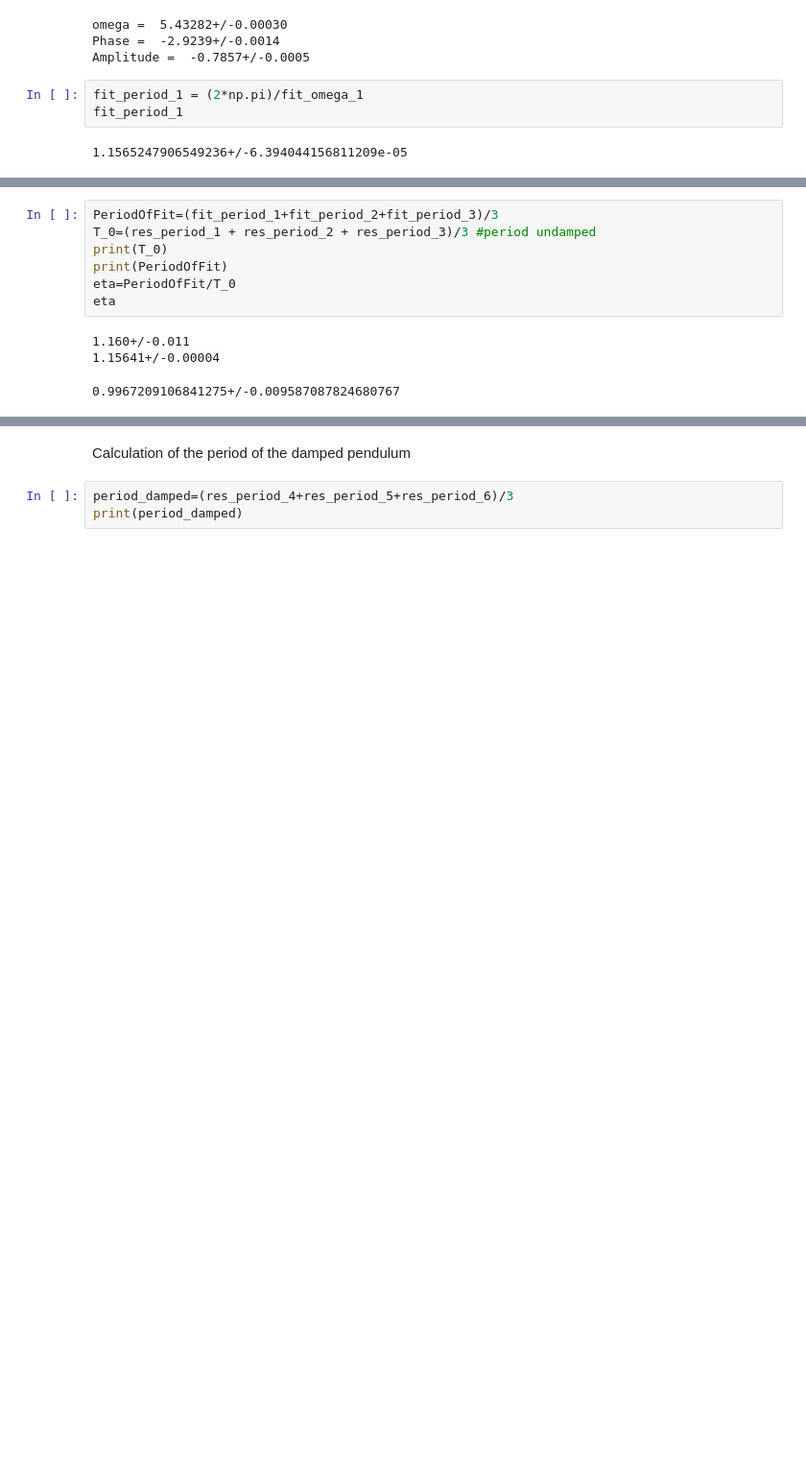
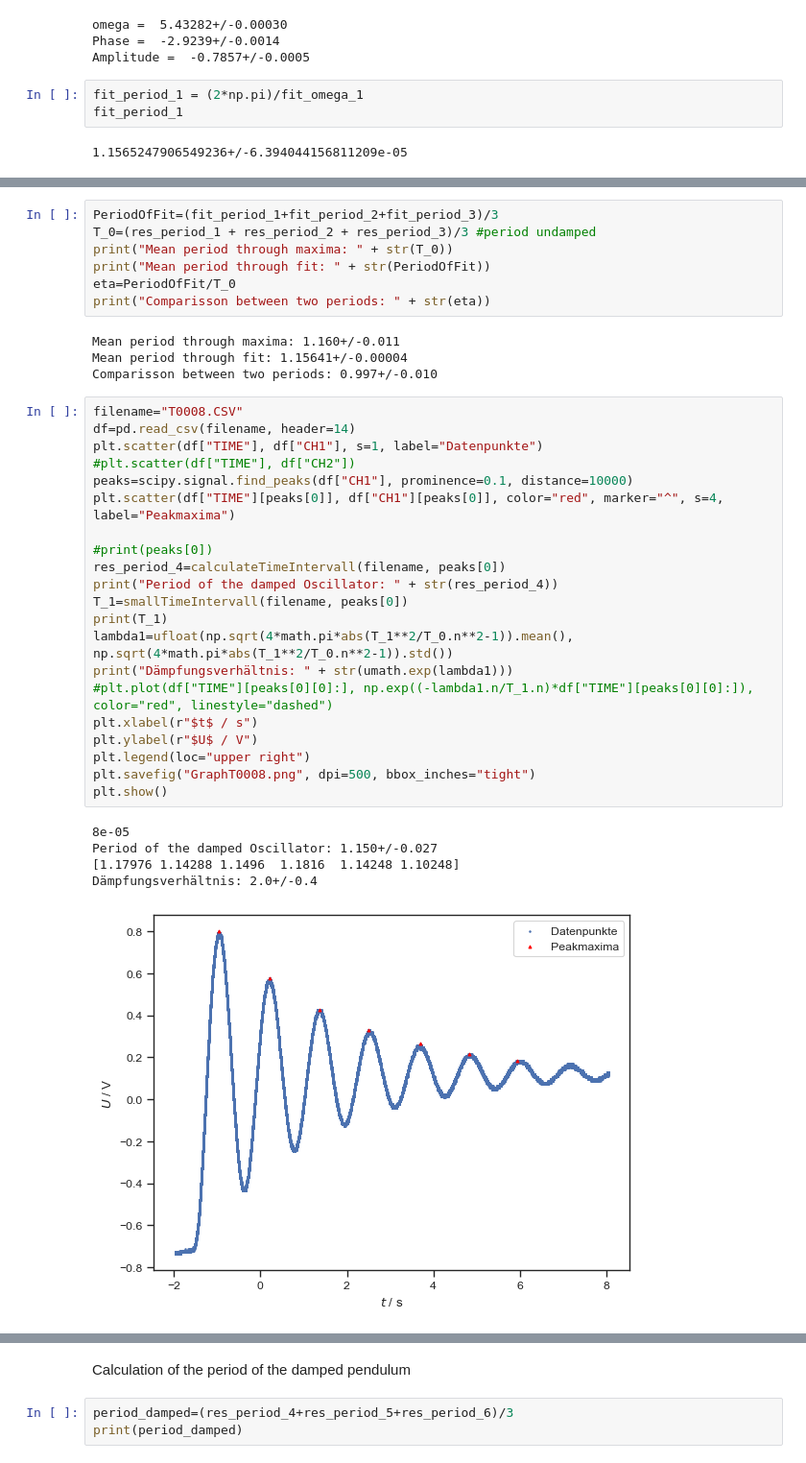
Before and after one commit to KemalOenen/Grundpraktikum2_Gruppe1_SS23, a Jupyter notebook: Versuch7/Djoxx_Pendulum.ipynb, the cells around one changed output, grey strips where cells are left out. Shown: that part at 96% size. Drawn from its saved outputs; the diff is of its cells as text; blank space fills up the shorter version.

```diff
--- a/Versuch7/Djoxx_Pendulum.ipynb
+++ b/Versuch7/Djoxx_Pendulum.ipynb
@@ -273,12 +276,39 @@ Period of the undamped Oscillator from fit:   1.15631+/-0.00007
 # %%
 PeriodOfFit=(fit_period_1+fit_period_2+fit_period_3)/3
 T_0=(res_period_1 + res_period_2 + res_period_3)/3 #period undamped
-print(T_0)
-print(PeriodOfFit)
+print("Mean period through maxima: " + str(T_0))
+print("Mean period through fit: " + str(PeriodOfFit))
 eta=PeriodOfFit/T_0
-eta
+print("Comparisson between two periods: " + str(eta))
 # %% [output]
-1.160+/-0.011
-1.15641+/-0.00004
+Mean period through maxima: 1.160+/-0.011
+Mean period through fit: 1.15641+/-0.00004
+Comparisson between two periods: 0.997+/-0.010
-0.9967209106841275+/-0.009587087824680767
+# %%
+filename="T0008.CSV"
+df=pd.read_csv(filename, header=14)
+plt.scatter(df["TIME"], df["CH1"], s=1, label="Datenpunkte")
+#plt.scatter(df["TIME"], df["CH2"])
+peaks=scipy.signal.find_peaks(df["CH1"], prominence=0.1, distance=10000)
+plt.scatter(df["TIME"][peaks[0]], df["CH1"][peaks[0]], color="red", marker="^", s=4, label="Peakmaxima")
+
+#print(peaks[0])
+res_period_4=calculateTimeIntervall(filename, peaks[0])
+print("Period of the damped Oscillator: " + str(res_period_4))
+T_1=smallTimeIntervall(filename, peaks[0])
+print(T_1)
+lambda1=ufloat(np.sqrt(4*math.pi*abs(T_1**2/T_0.n**2-1)).mean(), np.sqrt(4*math.pi*abs(T_1**2/T_0.n**2-1)).std())
+print("Dämpfungsverhältnis: " + str(umath.exp(lambda1)))
+#plt.plot(df["TIME"][peaks[0][0]:], np.exp((-lambda1.n/T_1.n)*df["TIME"][peaks[0][0]:]), color="red", linestyle="dashed")
+plt.xlabel(r"$t$ / s")
+plt.ylabel(r"$U$ / V")
+plt.legend(loc="upper right")
+plt.savefig("GraphT0008.png", dpi=500, bbox_inches="tight")
+plt.show()
+# %% [output]
+8e-05
+Period of the damped Oscillator: 1.150+/-0.027
+[1.17976 1.14288 1.1496  1.1816  1.14248 1.10248]
+Dämpfungsverhältnis: 2.0+/-0.4
+[figure, added]
 # %%
```
Also changed, not shown: parts of 10 cells of this notebook, 6 other files.
